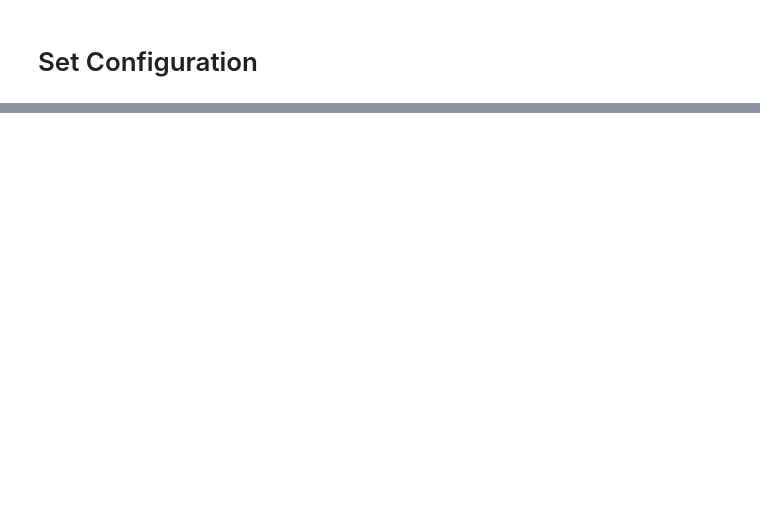
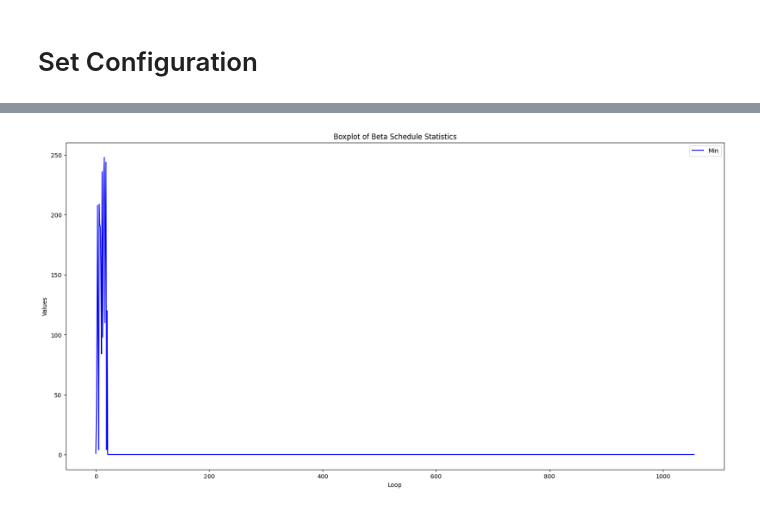
Before and after one commit to alphaka27/Diffusion_HASH_inverse, a Jupyter notebook: playground/test.ipynb, the cells around one changed output, grey strips where cells are left out. Drawn from its saved outputs; the diff is of its cells as text; code cells hidden in the pictures; blank space fills up the shorter version.

```diff
--- a/playground/test.ipynb
+++ b/playground/test.ipynb
@@ -135,0 +155,11 @@ print(f"Standard Deviation: {std}, Length: {len(std)}")
+# %%
+import matplotlib.pyplot as plt
+plt.figure(figsize=(20, 10))
+plt.plot(min, label='Min', color='blue')
+plt.legend()
+plt.title('Boxplot of Beta Schedule Statistics')
+plt.xlabel('Loop')
+plt.ylabel('Values')
+plt.show()
+# %% [output]
+[figure, added]
```
Also changed, not shown: parts of 10 cells of this notebook.
